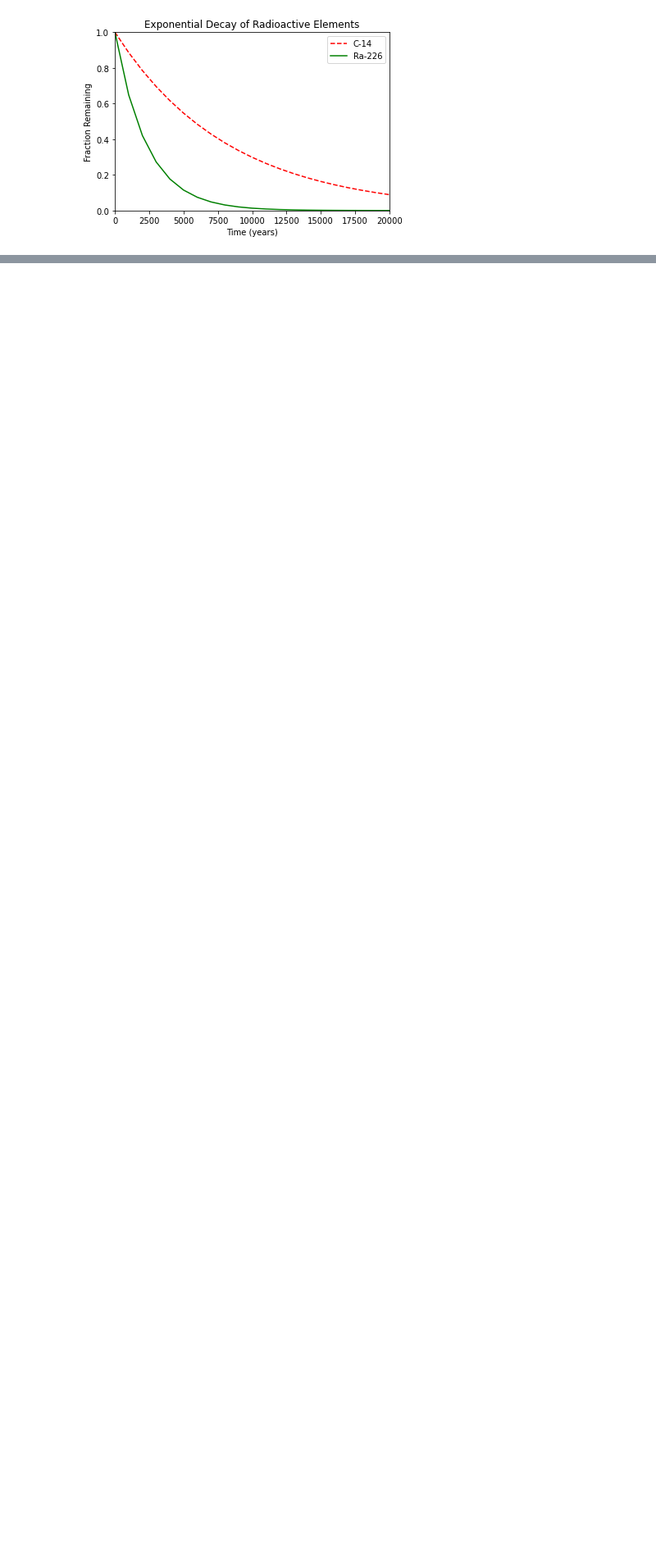
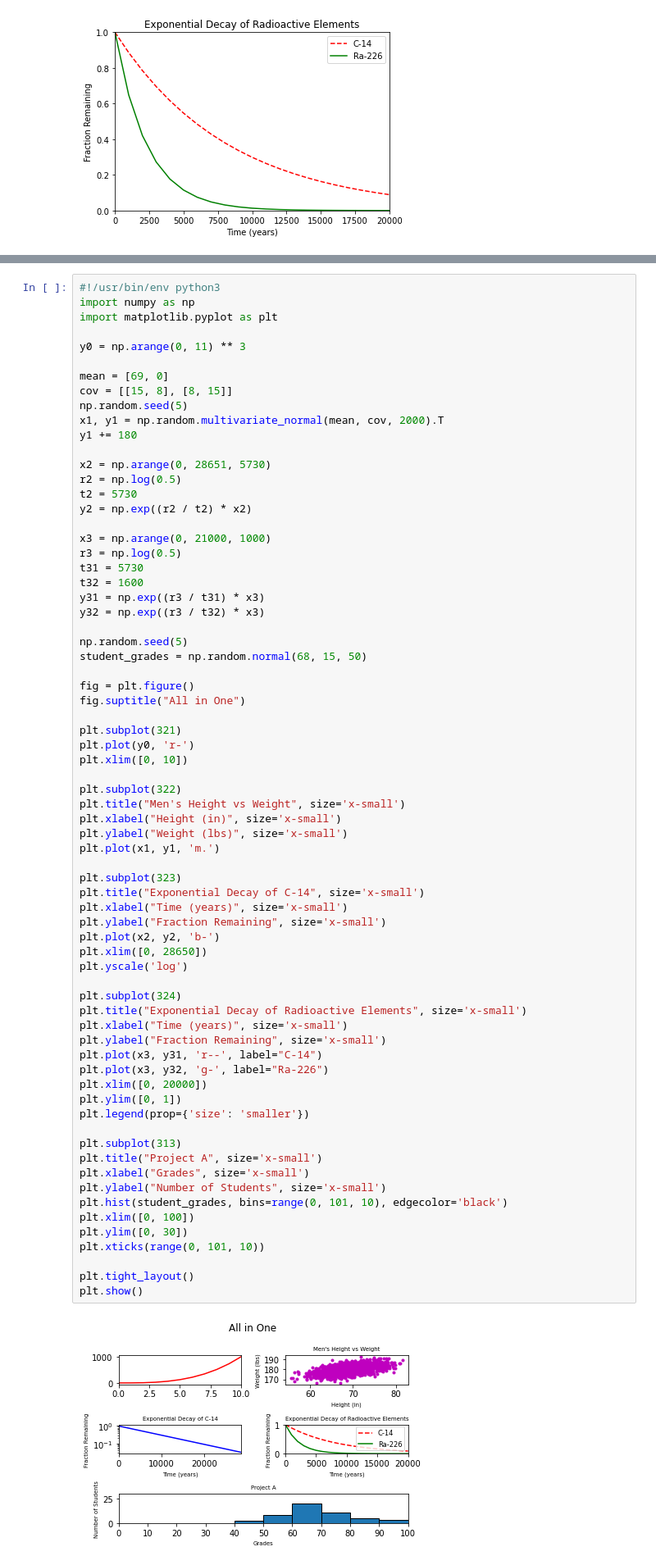
Before and after one commit to Juand0145/Machine_learning, a Jupyter notebook: math/0x01-plotting/graphs.ipynb, the cells around one changed output, grey strips where cells are left out. Shown at 82% size. Drawn from its saved outputs; the diff is of its cells as text; blank space fills up the shorter version.

```diff
--- a/math/0x01-plotting/graphs.ipynb
+++ b/math/0x01-plotting/graphs.ipynb
@@ -75,0 +83,72 @@ plt.show()
+# %%
+#!/usr/bin/env python3
+import numpy as np
+import matplotlib.pyplot as plt
+
+y0 = np.arange(0, 11) ** 3
+
+mean = [69, 0]
+cov = [[15, 8], [8, 15]]
+np.random.seed(5)
+x1, y1 = np.random.multivariate_normal(mean, cov, 2000).T
+y1 += 180
+
+x2 = np.arange(0, 28651, 5730)
+r2 = np.log(0.5)
+t2 = 5730
+y2 = np.exp((r2 / t2) * x2)
+
+x3 = np.arange(0, 21000, 1000)
+r3 = np.log(0.5)
+t31 = 5730
+t32 = 1600
+y31 = np.exp((r3 / t31) * x3)
+y32 = np.exp((r3 / t32) * x3)
+
+np.random.seed(5)
+student_grades = np.random.normal(68, 15, 50)
+
+fig = plt.figure()
+fig.suptitle("All in One")
+
+plt.subplot(321)
+plt.plot(y0, 'r-')
+plt.xlim([0, 10])
+
+plt.subplot(322)
+plt.title("Men's Height vs Weight", size='x-small')
+plt.xlabel("Height (in)", size='x-small')
+plt.ylabel("Weight (lbs)", size='x-small')
+plt.plot(x1, y1, 'm.')
+
+plt.subplot(323)
+plt.title("Exponential Decay of C-14", size='x-small')
+plt.xlabel("Time (years)", size='x-small')
+plt.ylabel("Fraction Remaining", size='x-small')
+plt.plot(x2, y2, 'b-')
+plt.xlim([0, 28650])
+plt.yscale('log')
+
+plt.subplot(324)
+plt.title("Exponential Decay of Radioactive Elements", size='x-small')
+plt.xlabel("Time (years)", size='x-small')
+plt.ylabel("Fraction Remaining", size='x-small')
+plt.plot(x3, y31, 'r--', label="C-14")
+plt.plot(x3, y32, 'g-', label="Ra-226")
+plt.xlim([0, 20000])
+plt.ylim([0, 1])
+plt.legend(prop={'size': 'smaller'})
+
+plt.subplot(313)
+plt.title("Project A", size='x-small')
+plt.xlabel("Grades", size='x-small')
+plt.ylabel("Number of Students", size='x-small')
+plt.hist(student_grades, bins=range(0, 101, 10), edgecolor='black')
+plt.xlim([0, 100])
+plt.ylim([0, 30])
+plt.xticks(range(0, 101, 10))
+
+plt.tight_layout()
+plt.show()
+# %% [output]
+[figure, added]
```
Also changed, not shown: parts of 4 cells of this notebook, 4 other files.
